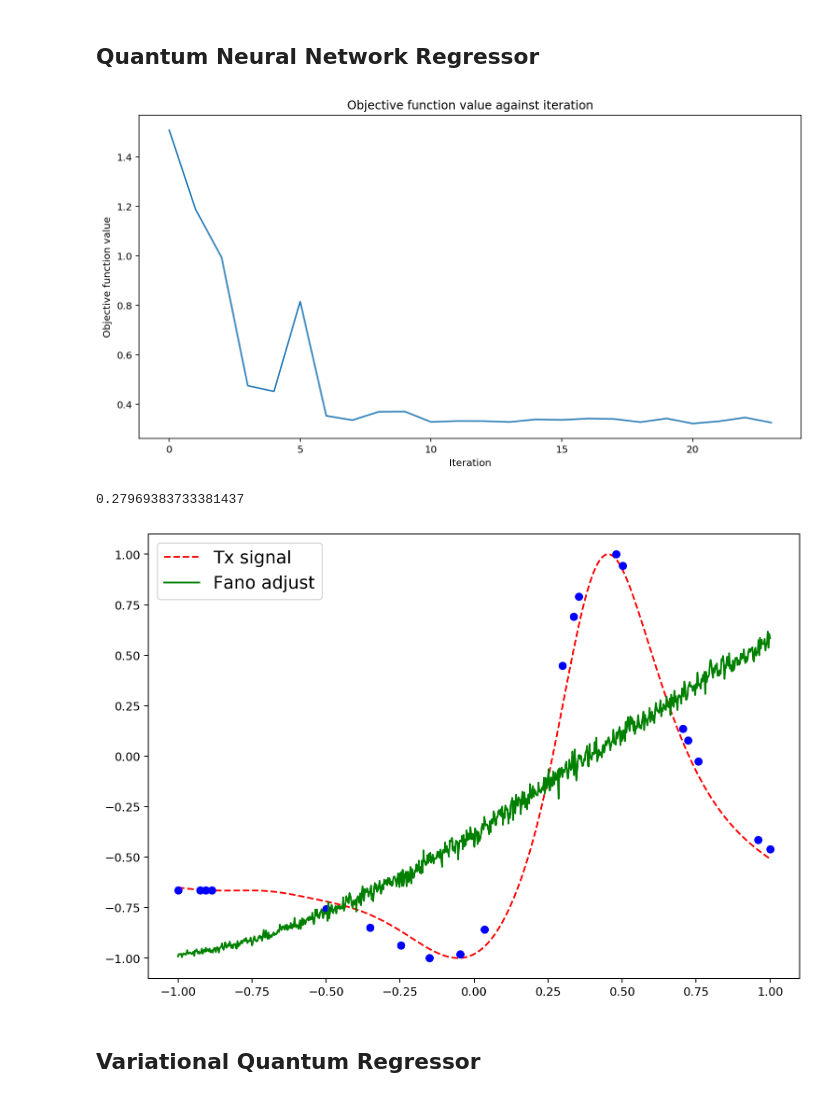
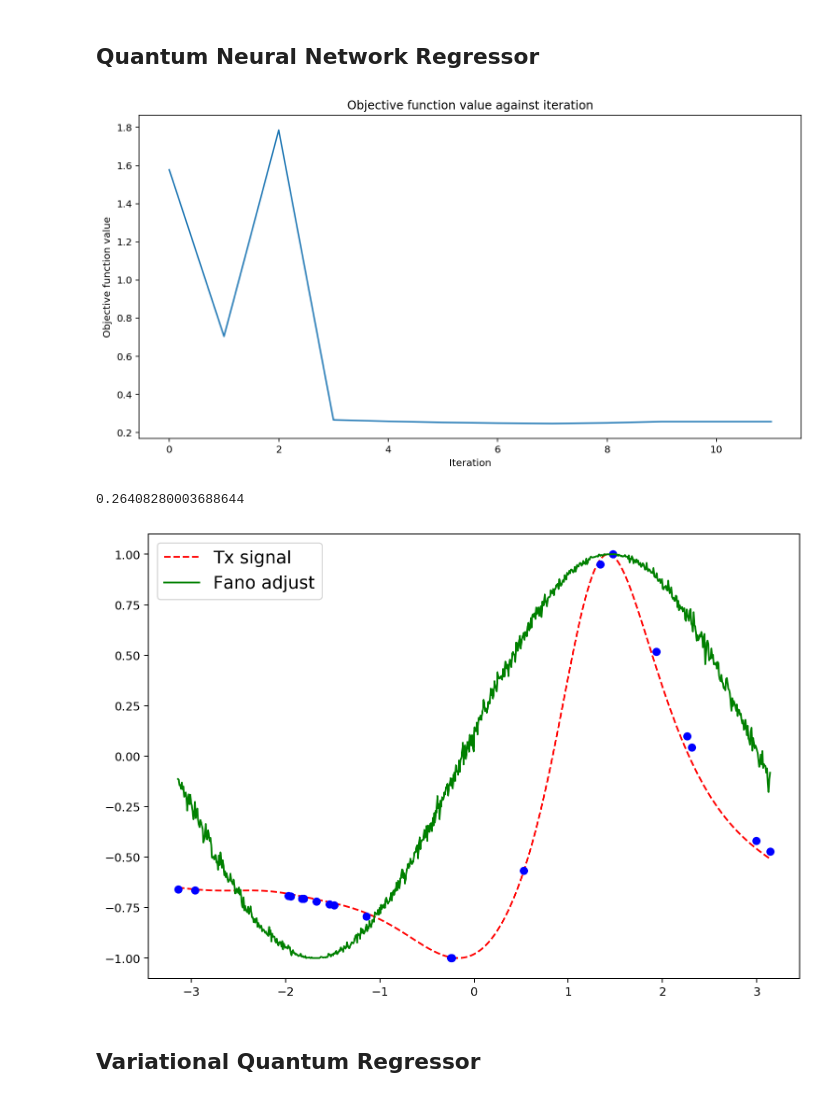
Before and after one commit to sergiomtzlosa/qml-notebooks, a Jupyter notebook: 10 - fano_signal_quantum_regressors_examples.ipynb, the cells around one changed output. Drawn from its saved outputs; the diff is of its cells as text; code cells hidden in the pictures.

```diff
--- a/10 - fano_signal_quantum_regressors_examples.ipynb
+++ b/10 - fano_signal_quantum_regressors_examples.ipynb
@@ -69,11 +73,17 @@ f = lambda x: func_fano(x, xc, w, q, y0)
 
 X_ = fano_data["signal_original_x"].values.reshape(-1,1)
 
+indices = sorted(np.random.choice(range(X_.shape[0]), 50, replace=False))
+#X_ = X_[indices].reshape(-1,1)
+
 #y_ = f(X_)
 
 y_ = fano_data["signal_original_y"].values.reshape(-1,1)
+#y_ = y_[indices].reshape(-1,1)
 
-X = np.random.choice(X_[:,0], size=num_samples).reshape(-1,1)
+#indices = sorted(np.random.choice(range(X_.shape[0]), num_samples, replace=False))
+indices = np.array([19,  40, 156, 159, 173, 175, 191, 207, 213, 253, 358, 359, 448, 543, 559, 613, 651, 657, 737, 754])
+X = X_[indices].reshape(-1,1)
 
 #X = (ub - lb) * np.random.choice(X_[:,0], size=num_samples).reshape(-1,1) + lb
 #y = f(X[:, 0]) + eps * (2 * np.random.uniform(lb, ub, num_samples) + ub)
@@ -89,17 +99,17 @@ X = np.random.choice(X_[:,0], size=num_samples).reshape(-1,1)
 
 #y = f(X[:, 0])
 
-indices = np.array([np.searchsorted(X_[:,0], X)])
 y = y_[indices].reshape(-1,1)
 
-def scale(arr, lvalue = -1, rvalue = 1):
+def scale(arr, lvalue = -np.pi, rvalue = np.pi):
     return np.interp(arr, (arr.min(), arr.max()), (lvalue, rvalue))
 
 X = scale(X)
-y = scale(y)
+y = scale(y, -1, 1)
+y = y[:,0]
 
 X_ = scale(X_)
-y_ = scale(y_)
+y_ = scale(y_, -1, 1)
 
 plt.figure(num = "Fano adjust data", figsize = (10, 7), dpi=90, facecolor='w', edgecolor='k')
 
@@ -222,5 +233,5 @@ KRR prediction for 20 inputs in 0.001 s
 # %%
 #model = SVR(kernel="rbf", gamma=9.0, C=9.0)
-model = KernelRidge(kernel="rbf", gamma=10.0, alpha = 0.01)
+model = KernelRidge(kernel="rbf", gamma=1.0, alpha = 0.01)
 model.fit(X, y)
 # %% [output]
@@ -278,8 +289,8 @@ def callback_graph(weights, obj_func_eval):
 regressor = NeuralNetworkRegressor(
     neural_network=regression_opflow_qnn,
     loss="squared_error",
-    #optimizer=L_BFGS_B(),
-    optimizer=COBYLA(400),
+    optimizer=L_BFGS_B(),
+    #optimizer=COBYLA(400),
     callback=callback_graph,
 )
 # %%
@@ -296,23 +307,23 @@ plt.rcParams['figure.figsize'] = [10, 7]
 # score the result
 regressor.score(X, y)
 # %% [output]
-[figure, old version]
+[figure, new version]
-0.27969383733381437
+0.26408280003688644
 # %%
 plt.figure(num = "Fano adjust QML 1", figsize = (10, 7), dpi=90, facecolor='w', edgecolor='k')
 # plot target function
 plt.plot(X_, y_, "r--", label = 'Tx signal')
 
 # plot data
 plt.plot(X, y, "bo")
 
 # plot fitted line
 y_predict = regressor.predict(X_)
-plt.plot(X_, y_predict, "g-", label = 'Fano adjust')
+plt.plot(X_, y_predict[:,0], "g-", label = 'Fano adjust')
 plt.legend(loc = 'upper left', fontsize = 15)
 plt.show()
 # %% [output]
-[figure, old version]
+[figure, new version]
 # %% [markdown]
 ## Variational Quantum Regressor
 # %%
```
Also changed, not shown: parts of 14 cells of this notebook, 1 other file.
